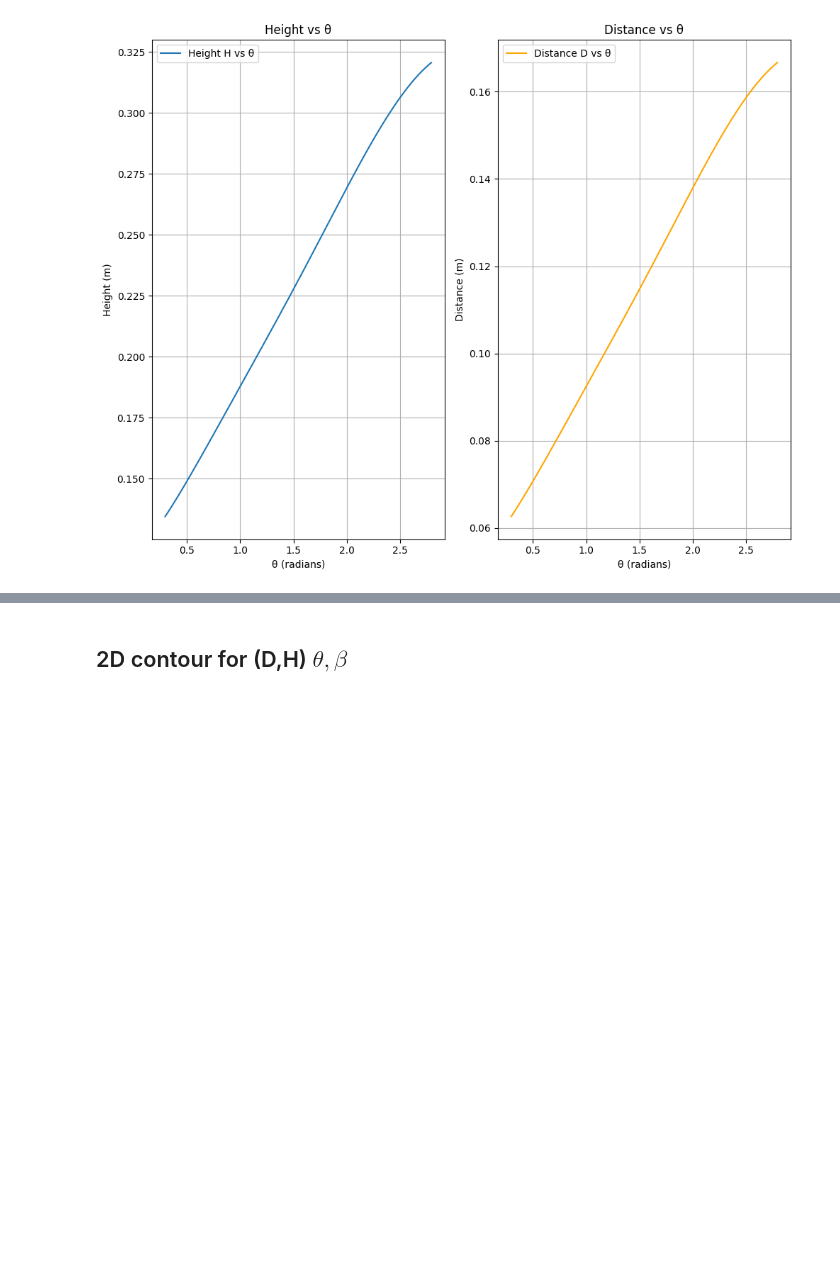
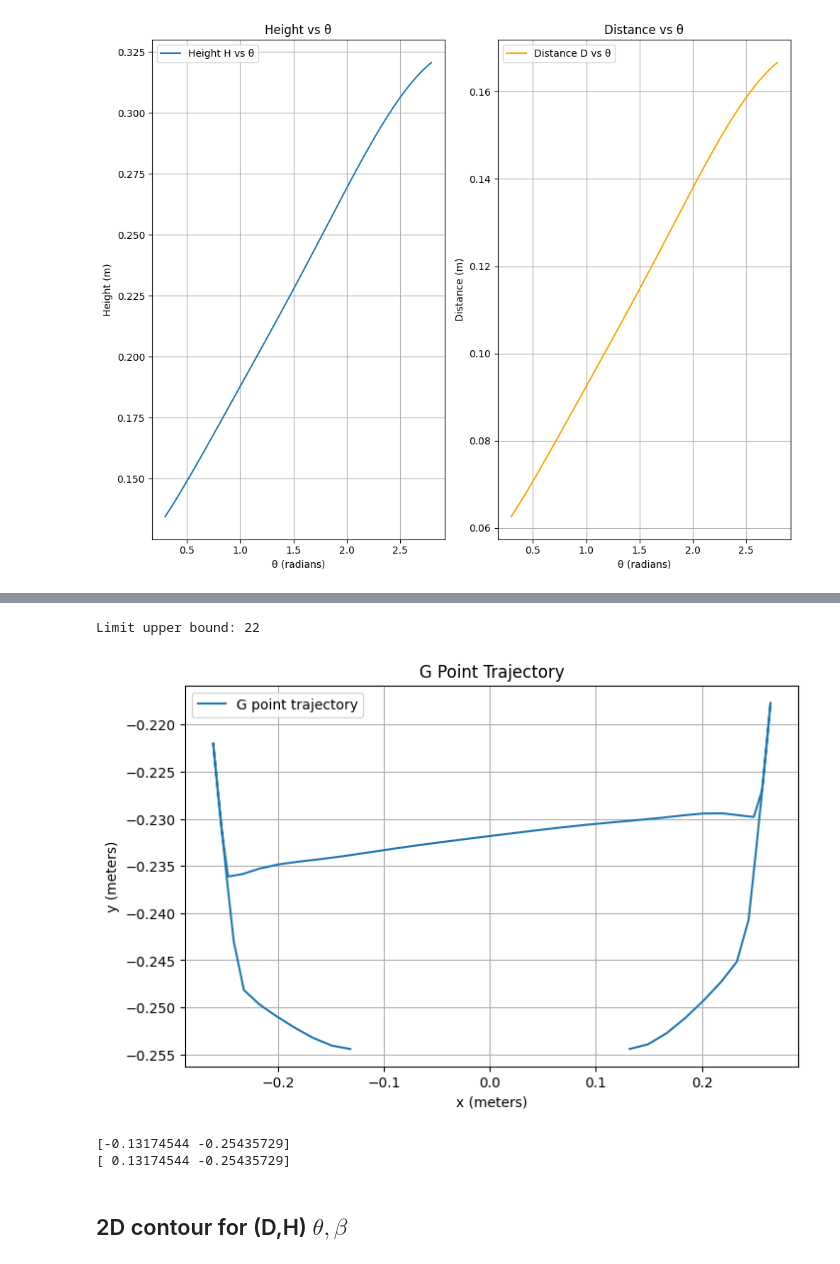
Before and after one commit to Starlee-0514/LegWheel, a Jupyter notebook: Note/Note.ipynb, the cells around one changed output, grey strips where cells are left out. Cells and saved outputs as stored; diff of their text form; code cells hidden in the pictures; blank space fills up the shorter version.

```diff
--- a/Note/Note.ipynb
+++ b/Note/Note.ipynb
@@ -193,3 +306,28 @@ plt.show()
+# %%
+CMD = np.array(traj_planner["swing_points_cmd"])
+THETA = CMD.transpose(1,0)[0]
+BETA = CMD.transpose(1,0)[1]
+leg.forward(THETA,BETA, vector=False)
+point_g = leg["G"].copy()
+plt.figure(figsize=(8, 5))
+plt.plot(point_g.real, point_g.imag, label='G point trajectory')
+plt.xlabel('x (meters)')
+plt.ylabel('y (meters)')
+plt.title('G Point Trajectory')
+plt.legend()
+plt.grid()
+plt.show()
+# %% [output]
+Limit upper bound: 22
+[figure, added]
+# %%
+traj_planner.leg.forward(traj_planner["theta0"], -traj_planner["beta0"])
+print(traj_planner["leg"]["G"])
+traj_planner.leg.forward(traj_planner["theta0"], traj_planner["beta0"])
+print(traj_planner["leg"]["G"])
+# %% [output]
+[-0.13174544 -0.25435729]
+[ 0.13174544 -0.25435729]
 # %% [markdown]
 ## 2D contour for (D,H) $\theta , \beta $
 # %%
```
Also changed, not shown: parts of 12 cells of this notebook, 8 other files.
